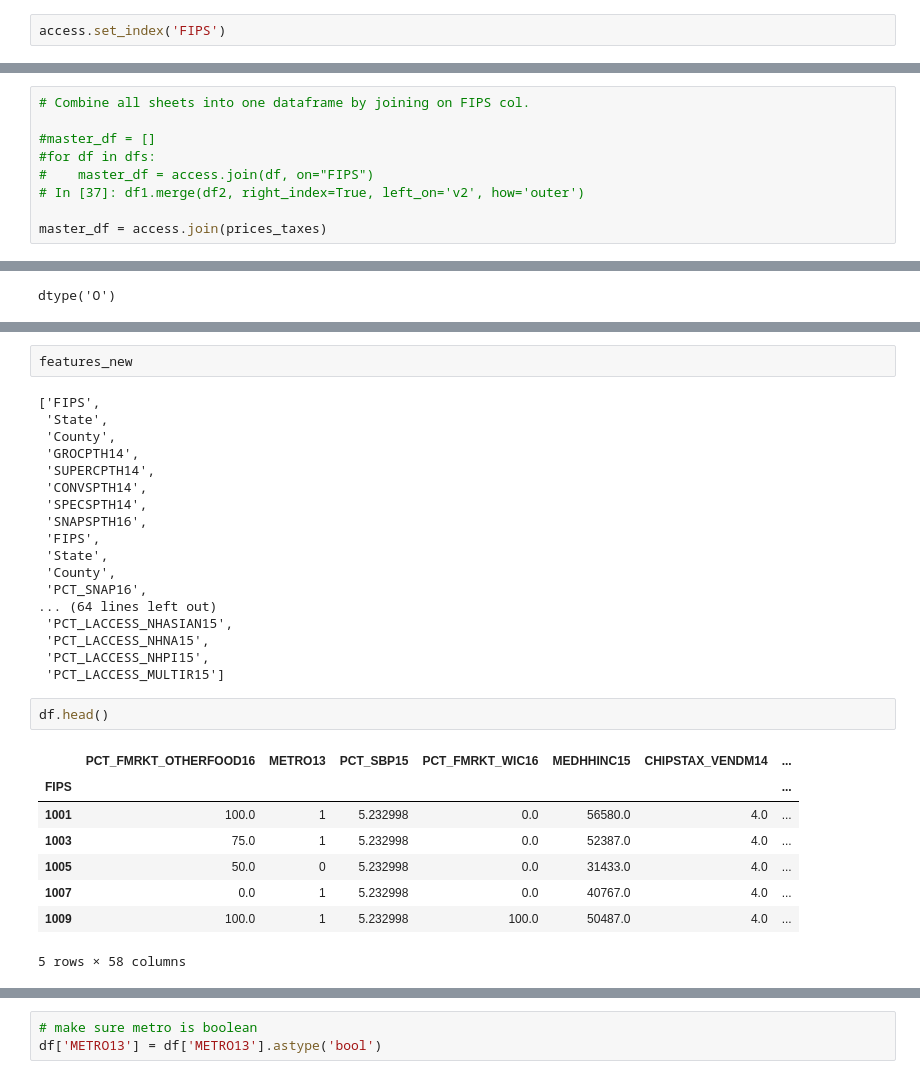
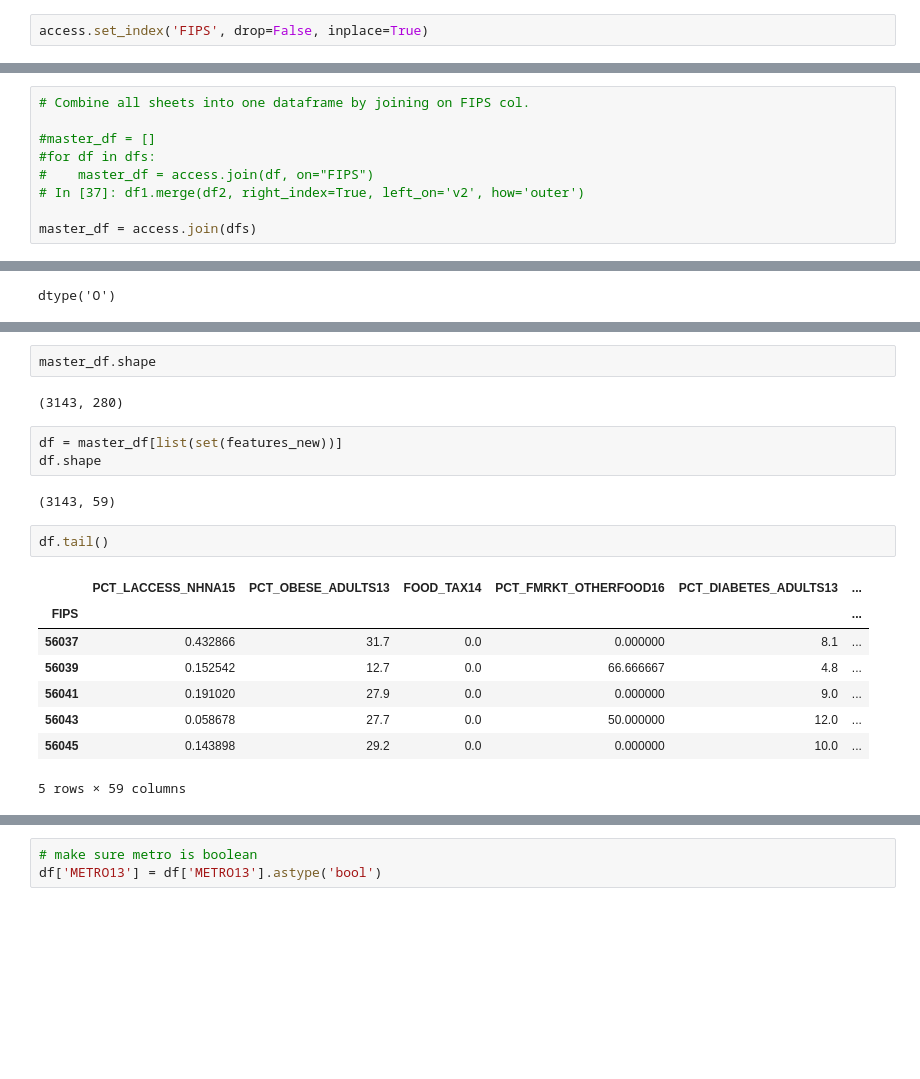
Before and after one commit to rserur/food-atlas-viz-app, a Jupyter notebook: webapp_notebook.ipynb, the cells around one changed output, grey strips where cells are left out. Cells and saved outputs as stored; diff of their text form; blank space fills up the shorter version.

```diff
--- a/webapp_notebook.ipynb
+++ b/webapp_notebook.ipynb
@@ -76,4 +76,4 @@ stores.head()
 | 1009 | 6 | 6 | 0.000000 | 0.104637 | 0.103952 | -0.654897 | 1 | 1 | ... |
 5 rows × 36 columns
 # %%
-access.set_index('FIPS')
+access.set_index('FIPS', drop=False, inplace=True)
@@ -126,4 +107,4 @@ stores.head()
 #    master_df = access.join(df, on="FIPS")
 # In [37]: df1.merge(df2, right_index=True, left_on='v2', how='outer')
 
-master_df = access.join(prices_taxes)
+master_df = access.join(dfs)
@@ -173,31 +137,20 @@ df.shape
-# %%
-features_new
-# %% [output]
-['FIPS',
- 'State',
- 'County',
- 'GROCPTH14',
- 'SUPERCPTH14',
- 'CONVSPTH14',
- 'SPECSPTH14',
- 'SNAPSPTH16',
- 'FIPS',
- 'State',
- 'County',
- 'PCT_SNAP16',
-... (64 lines left out)
- 'PCT_LACCESS_NHASIAN15',
- 'PCT_LACCESS_NHNA15',
- 'PCT_LACCESS_NHPI15',
- 'PCT_LACCESS_MULTIR15']
+# %%
+master_df.shape
+# %% [output]
+(3143, 280)
+# %%
+df = master_df[list(set(features_new))]
+df.shape
+# %% [output]
+(3143, 59)
 # %%
-df.head()
+df.tail()
 # %% [output]
-|  | PCT_FMRKT_OTHERFOOD16 | METRO13 | PCT_SBP15 | PCT_FMRKT_WIC16 | MEDHHINC15 | CHIPSTAX_VENDM14 | ... |
-| FIPS |  |  |  |  |  |  | ... |
-| 1001 | 100.0 | 1 | 5.232998 | 0.0 | 56580.0 | 4.0 | ... |
-| 1003 | 75.0 | 1 | 5.232998 | 0.0 | 52387.0 | 4.0 | ... |
-| 1005 | 50.0 | 0 | 5.232998 | 0.0 | 31433.0 | 4.0 | ... |
-| 1007 | 0.0 | 1 | 5.232998 | 0.0 | 40767.0 | 4.0 | ... |
-| 1009 | 100.0 | 1 | 5.232998 | 100.0 | 50487.0 | 4.0 | ... |
+|  | PCT_LACCESS_NHNA15 | PCT_OBESE_ADULTS13 | FOOD_TAX14 | PCT_FMRKT_OTHERFOOD16 | PCT_DIABETES_ADULTS13 | ... |
+| FIPS |  |  |  |  |  | ... |
+| 56037 | 0.432866 | 31.7 | 0.0 | 0.000000 | 8.1 | ... |
+| 56039 | 0.152542 | 12.7 | 0.0 | 66.666667 | 4.8 | ... |
+| 56041 | 0.191020 | 27.9 | 0.0 | 0.000000 | 9.0 | ... |
+| 56043 | 0.058678 | 27.7 | 0.0 | 50.000000 | 12.0 | ... |
+| 56045 | 0.143898 | 29.2 | 0.0 | 0.000000 | 10.0 | ... |
-5 rows × 58 columns
+5 rows × 59 columns
```
Also changed, not shown: parts of 26 cells of this notebook, 2 other files.
